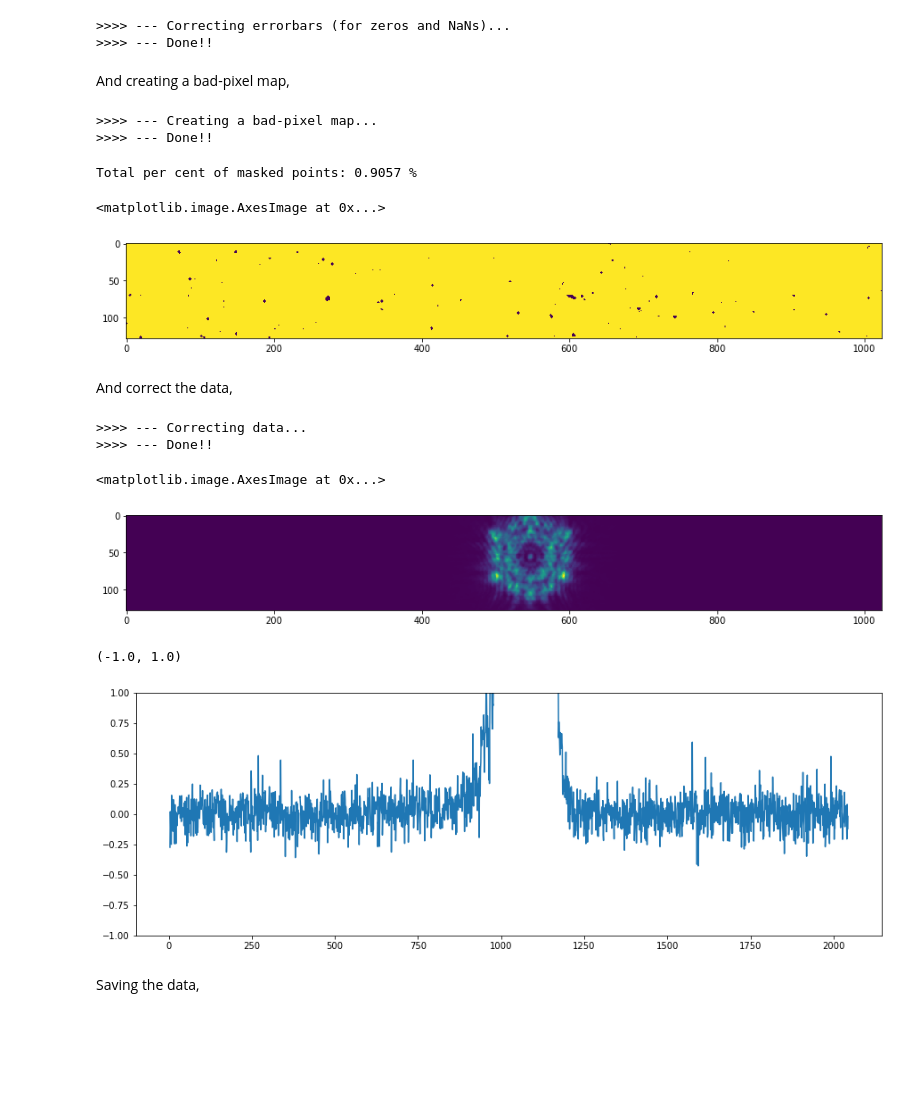
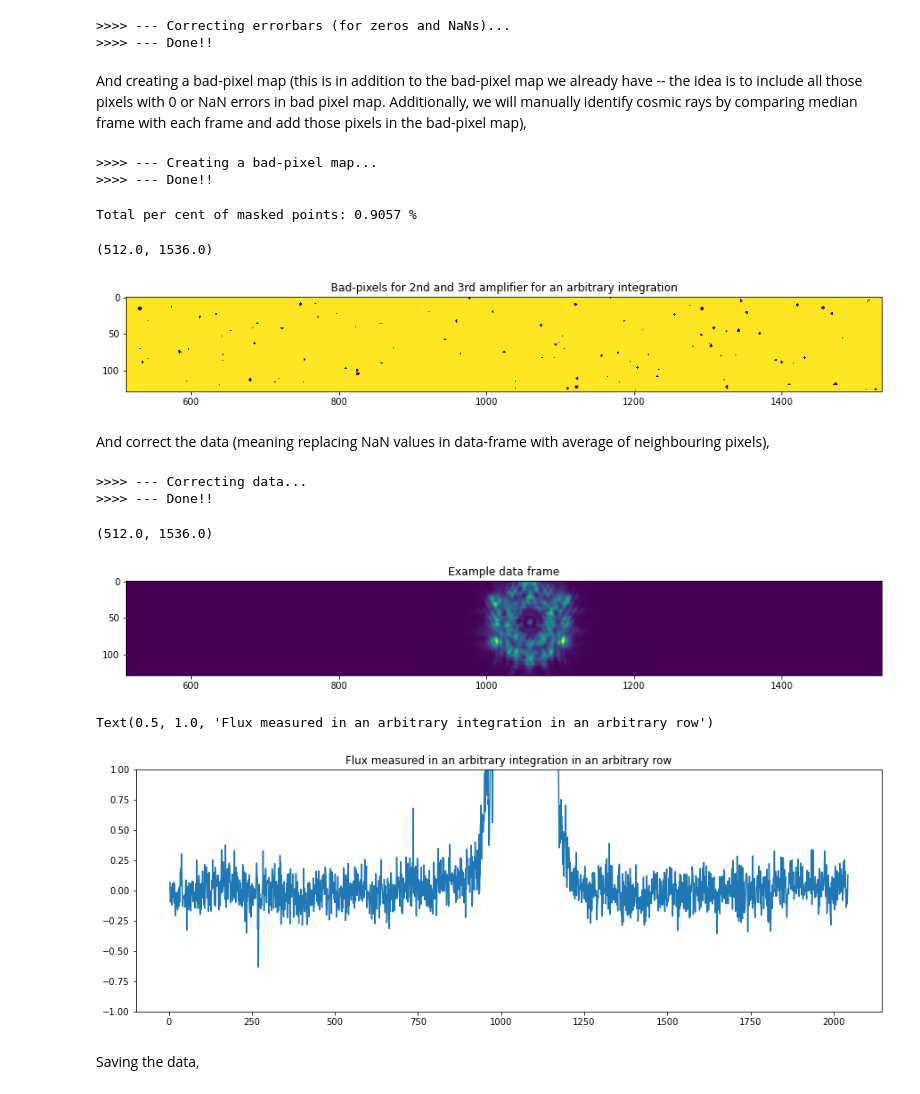
Before and after one commit to Jayshil/hat-p-14, a Jupyter notebook: NRCSW/p1.ipynb, the cells around one changed output. Cells and saved outputs as stored; diff of their text form; code cells hidden in the pictures; blank space fills up the shorter version.

```diff
--- a/NRCSW/p1.ipynb
+++ b/NRCSW/p1.ipynb
@@ -199,17 +214,19 @@ print('>>>> --- Done!!')
 # %% [output]
 >>>> --- Correcting errorbars (for zeros and NaNs)...
 >>>> --- Done!!
-# %% [markdown]
-And creating a bad-pixel map,
+# %% [markdown]
+And creating a bad-pixel map (this is in addition to the bad-pixel map we already have -- the idea is to include all those pixels with 0 or NaN errors in bad pixel map. Additionally, we will manually identify cosmic rays by comparing median frame with each frame and add those pixels in the bad-pixel map),
 # %%
 print('>>>> --- Creating a bad-pixel map...')
 ## Making a bad-pixel map
 mask_bp1 = np.ones(gainscale_results.data.shape)
 mask_bp2 = np.where(gainscale_results.err != 0., mask_bp1, 0.)                 # This will place 0 in mask where errorbar == 0
 mask_bp3 = np.where(np.isnan(gainscale_results.err) != True, mask_bp2, 0.)     # This will place 0 in mask where errorbar is Nan
-mask_badpix = np.where(dq == 0., mask_bp3, 0.)                               # This will place 0 in mask where darkdq != 0
+#mask_badpix = np.where(dq == 0., mask_bp3, 0.)                               # This will place 0 in mask where darkdq != 0
+mask_badpix = mask * mask_bp3                                                 # Adding those pixels which are identified as bad by the pipeline (and hence 0)
+
 ## Mask with cosmic rays
-### Essentially this mask will have 0s in the places of bad pixels...
+### Essentially this mask will add 0s in the places of bad pixels...
 mask_bcr = utils.identify_crays(gainscale_results.data, mask_badpix)
 print('>>>> --- Done!!')
 # %% [output]
@@ -218,14 +235,16 @@ print('>>>> --- Done!!')
 # %%
 print('Total per cent of masked points: {:.4f} %'.format(100 * (1 - np.sum(mask_bcr) / (mask_bcr.shape[0] * mask_bcr.shape[1] * mask_bcr.shape[2]))))
 
 plt.figure(figsize=(15,5))
-plt.imshow(mask_bcr[nint,:,512:1536], interpolation='none')
+plt.imshow(mask_bcr[nint,:,:], interpolation='none')
+plt.title('Bad-pixels for 2nd and 3rd amplifier for an arbitrary integration')
+plt.xlim([512,1536])
 # %% [output]
 Total per cent of masked points: 0.9057 %
-<matplotlib.image.AxesImage at 0x...>
+(512.0, 1536.0)
-[figure, old version]
+[figure, new version]
-# %% [markdown]
-And correct the data,
+# %% [markdown]
+And correct the data (meaning replacing NaN values in data-frame with average of neighbouring pixels),
 # %%
 print('>>>> --- Correcting data...')
 corrected_data = np.copy(gainscale_results.data)
@@ -238,17 +257,20 @@ print('>>>> --- Done!!')
 >>>> --- Done!!
 # %%
 plt.figure(figsize=(15,5))
-plt.imshow(corrected_data[nint,:,512:1536], interpolation='None')
+plt.imshow(corrected_data[nint,:,:], interpolation='None')
+plt.title('Example data frame')
+plt.xlim([512,1536])
 # %% [output]
-<matplotlib.image.AxesImage at 0x...>
+(512.0, 1536.0)
-[figure, old version]
+[figure, new version]
 # %%
 plt.figure(figsize=(15,5))
 plt.plot(rampfitting_results[1].data[nint,60,:])
 plt.ylim([-1,1])
+plt.title('Flux measured in an arbitrary integration in an arbitrary row')
 # %% [output]
-(-1.0, 1.0)
+Text(0.5, 1.0, 'Flux measured in an arbitrary integration in an arbitrary row')
-[figure, old version]
+[figure, new version]
 # %% [markdown]
 Saving the data,
 # %%
```
Also changed, not shown: parts of 11 cells of this notebook.
